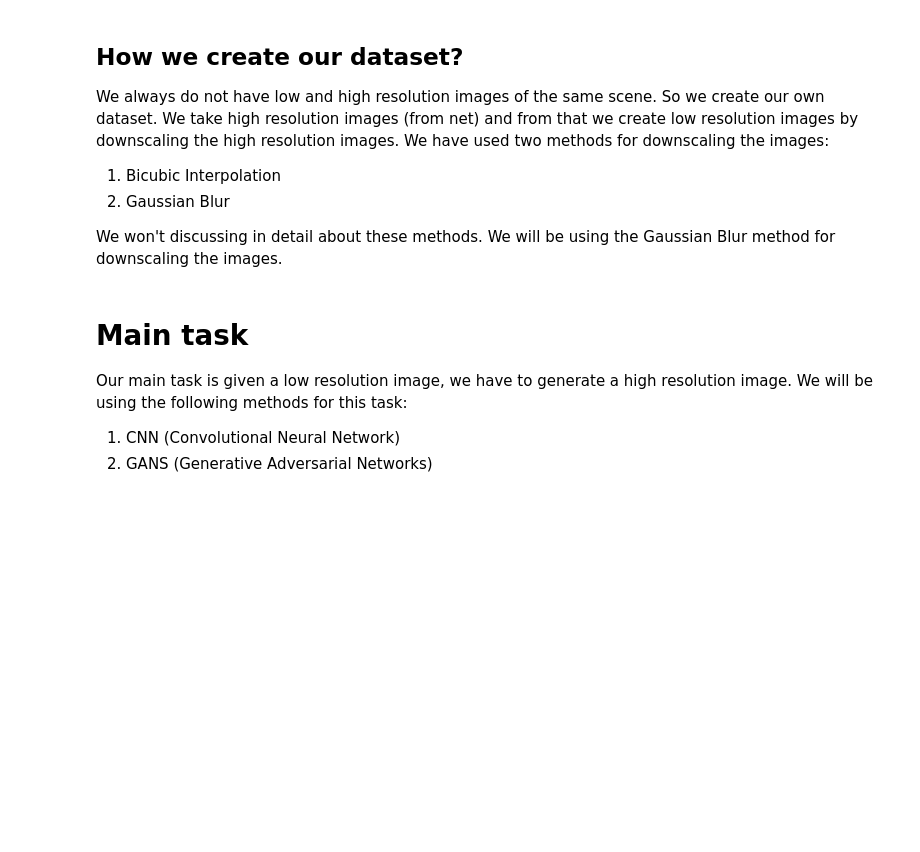
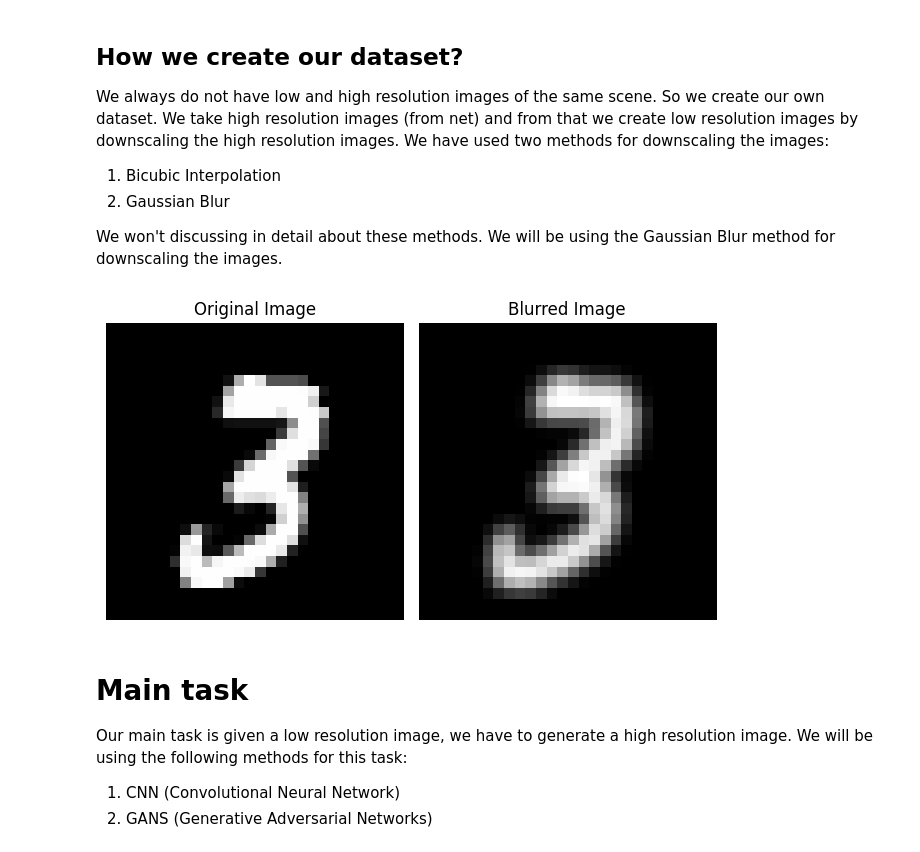
Before and after one commit to jaiswalsuraj487/jaiswalsuraj487.github.io, a Jupyter notebook: blogs/blogsData/Image_super_resolution.ipynb, the cells around one changed output. Drawn from its saved outputs; the diff is of its cells as text; code cells hidden in the pictures; blank space fills up the shorter version.

```diff
--- a/blogs/blogsData/Image_super_resolution.ipynb
+++ b/blogs/blogsData/Image_super_resolution.ipynb
@@ -44,6 +44,38 @@ We take high resolution images (from net) and from that we create low resolution
 2. Gaussian Blur
 
 We won't discussing in detail about these methods. We will be using the Gaussian Blur method for downscaling the images.
+# %%
+import numpy as np
+import matplotlib.pyplot as plt
+import keras
+import cv2
+# Load MNIST dataset
+(x_train, _), (_, _) = keras.datasets.mnist.load_data()
+
+# Select a random image from the dataset
+image = x_train[np.random.randint(0, x_train.shape[0])]
+
+# Normalize the pixel values
+image = image.astype('float32') / 255.0
+
+# Blur the image using Gaussian filter
+blurred_image = cv2.GaussianBlur(image, (3, 3), 0)
+
+# Plot the original and blurred images
+plt.subplot(1, 2, 1)
+plt.imshow(image, cmap='gray')
+plt.title('Original Image')
+plt.axis('off')
+
+plt.subplot(1, 2, 2)
+plt.imshow(blurred_image, cmap='gray')
+plt.title('Blurred Image')
+plt.axis('off')
+
+plt.tight_layout()
+plt.show()
+# %% [output]
+[figure, added]
 # %% [markdown]
 # Main task
 Our main task is given a low resolution image, we have to generate a high resolution image. We will be using the following methods for this task:
```
Also changed, not shown: parts of 5 cells of this notebook, 3 other files.
